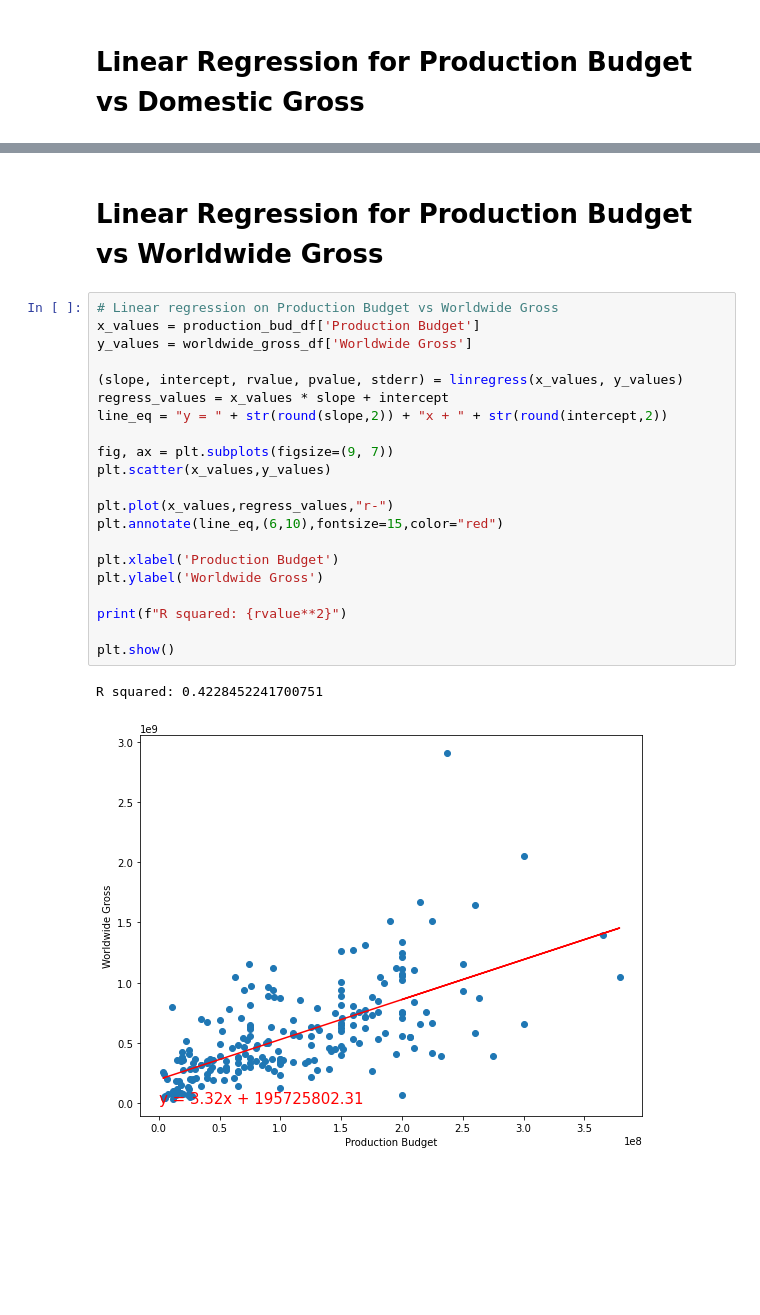
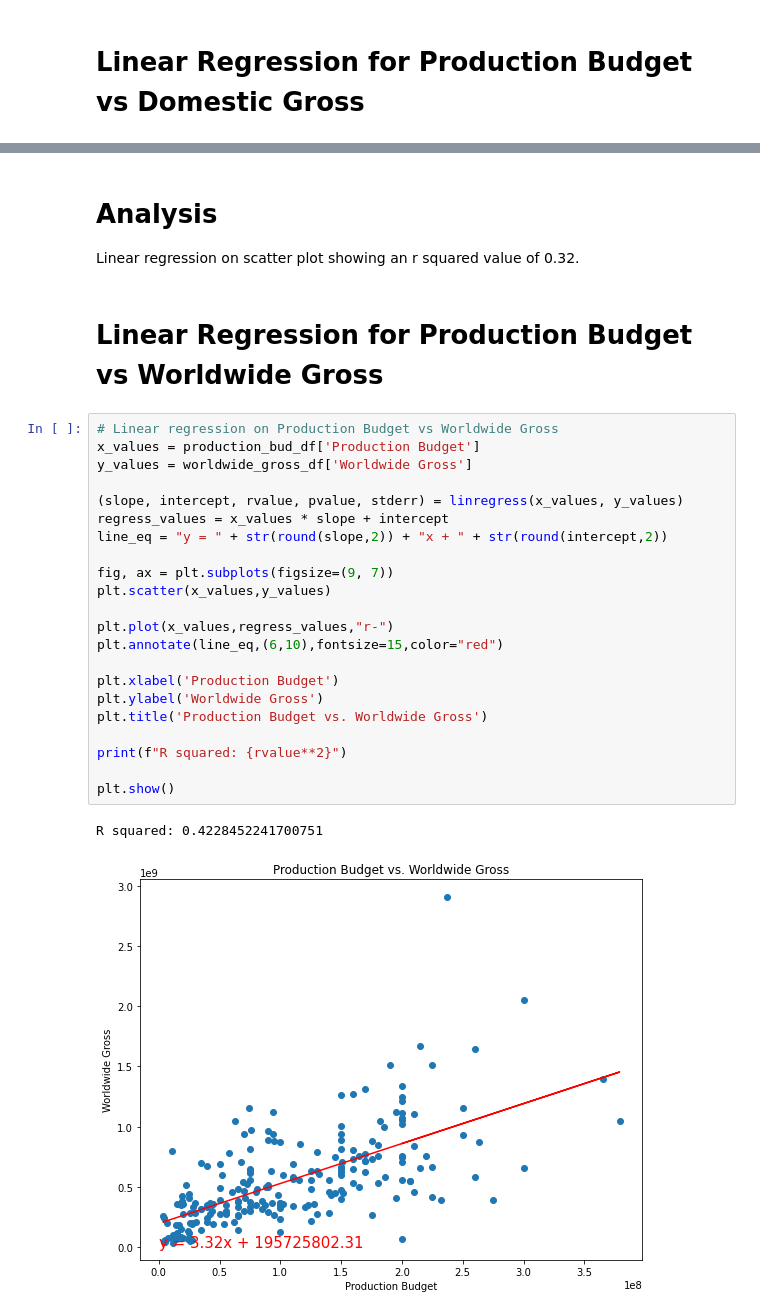
Before and after one commit to annied222/Project_1, a Jupyter notebook: erics_movies.ipynb, the cells around one changed output, grey strips where cells are left out. Saved outputs shown, nothing was run; the diff lists cells and outputs as text; blank space fills up the shorter version.

Commit message:
adding titles to graphs

```diff
--- a/erics_movies.ipynb
+++ b/erics_movies.ipynb
@@ -66,26 +67,30 @@ R squared: 0.3232711691240383
+# %% [markdown]
+# Analysis
+Linear regression on scatter plot showing an r squared value of 0.32.
 # %% [markdown]
 # Linear Regression for Production Budget vs Worldwide Gross
 # %%
 # Linear regression on Production Budget vs Worldwide Gross
 x_values = production_bud_df['Production Budget']
 y_values = worldwide_gross_df['Worldwide Gross']
 
 (slope, intercept, rvalue, pvalue, stderr) = linregress(x_values, y_values)
 regress_values = x_values * slope + intercept
 line_eq = "y = " + str(round(slope,2)) + "x + " + str(round(intercept,2))
 
 fig, ax = plt.subplots(figsize=(9, 7))
 plt.scatter(x_values,y_values)
 
 plt.plot(x_values,regress_values,"r-")
 plt.annotate(line_eq,(6,10),fontsize=15,color="red")
 
 plt.xlabel('Production Budget')
 plt.ylabel('Worldwide Gross')
+plt.title('Production Budget vs. Worldwide Gross')
 
 print(f"R squared: {rvalue**2}")
 
 plt.show()
 # %% [output]
 R squared: 0.4228452241700751
-[figure, old version]
+[figure, new version]
```
Also changed, not shown: parts of 3 cells of this notebook.
